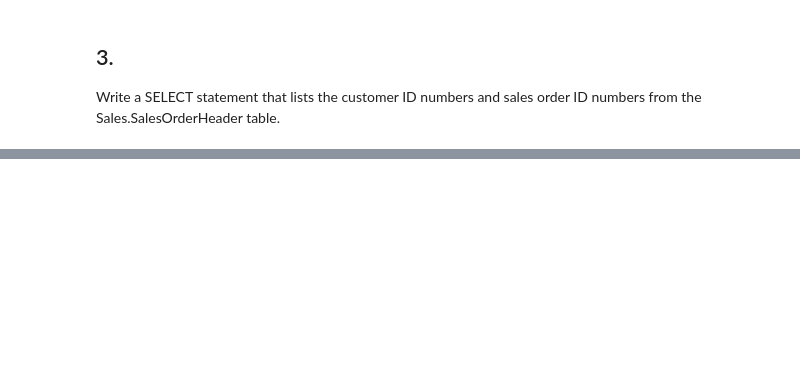
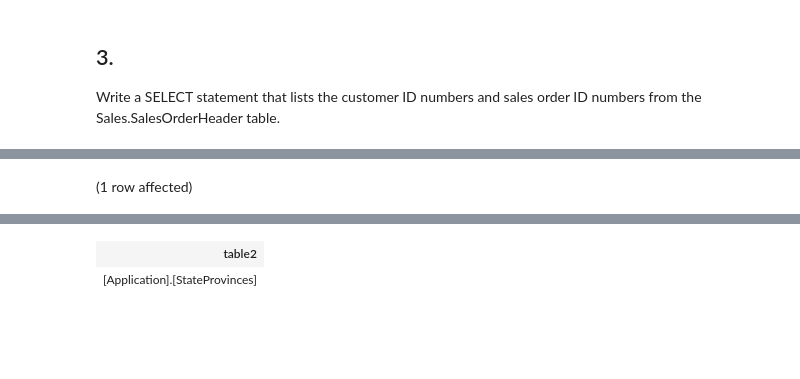
Before and after one commit to Empeno/Beginning-T-SQL, a Jupyter notebook: Exercise 3-1.ipynb, the cells around one changed output, grey strips where cells are left out. Saved outputs shown, nothing was run; the diff lists cells and outputs as text; code cells hidden in the pictures; blank space fills up the shorter version.

```diff
--- a/Exercise 3-1.ipynb
+++ b/Exercise 3-1.ipynb
@@ -43,0 +82,4 @@ FROM [Sales].[SalesOrderHeader]
+# %%
+SELECT '[Application].[StateProvinces]' AS table2;
+# %% [output]
+(1 row affected)
@@ -44 +87,3 @@ FROM [Sales].[SalesOrderHeader]
+| table2 |
+| [Application].[StateProvinces] |
 # %% [markdown]
```
Also changed, not shown: parts of 6 cells of this notebook.
